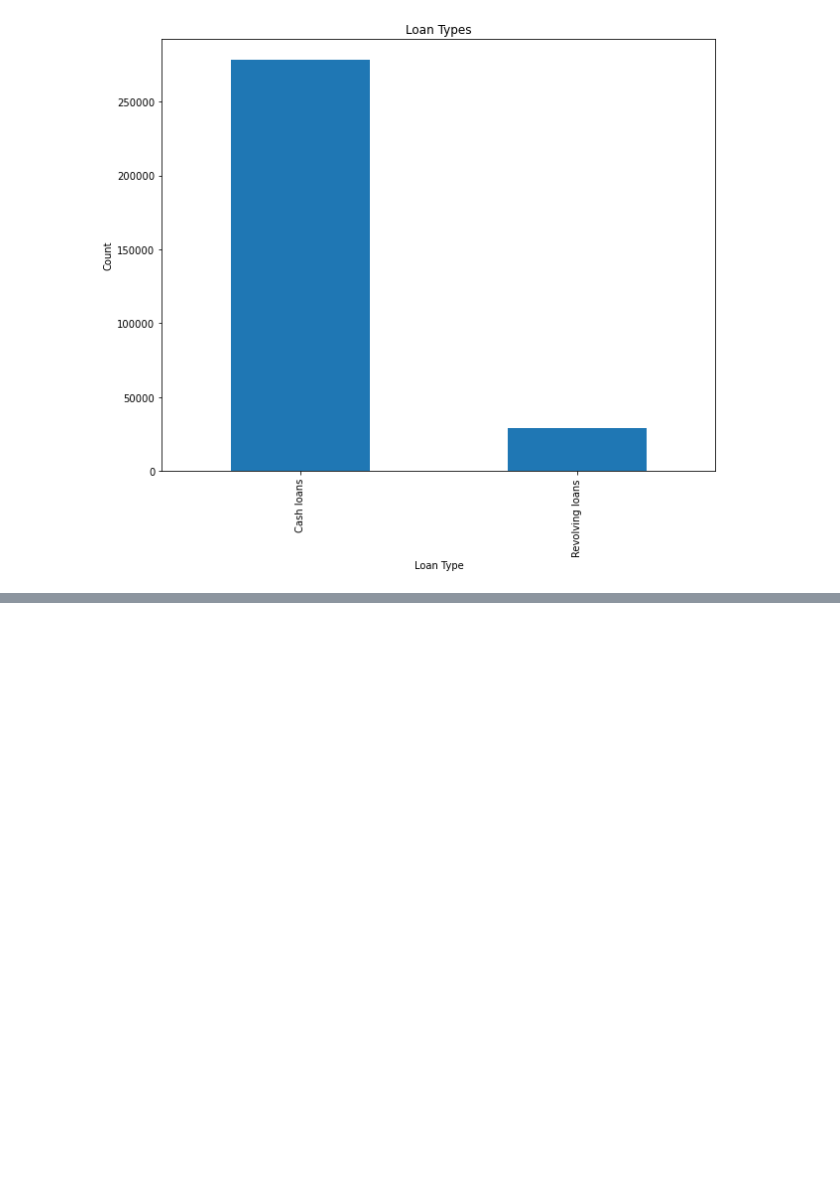
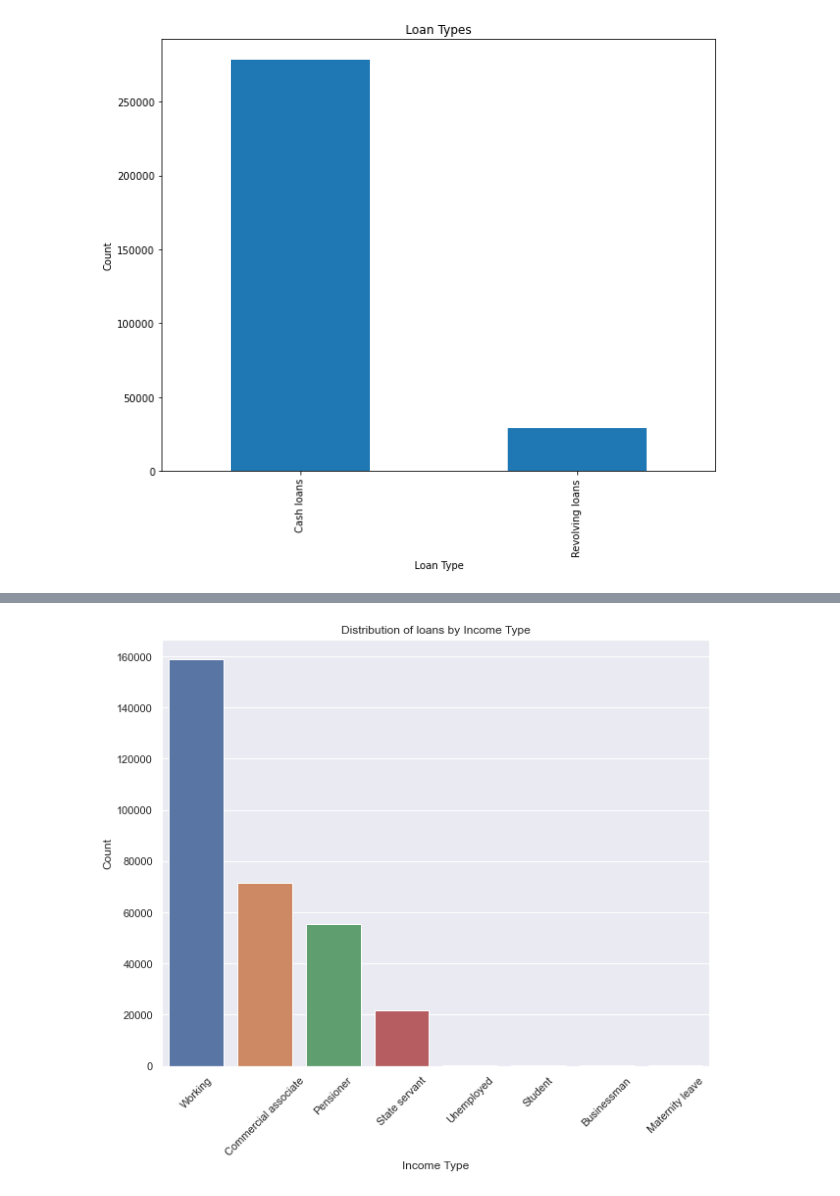
Before and after one commit to emenain/Capstone1, a Jupyter notebook: Capstone - Cleaning&EDA.ipynb, the cells around one changed output, grey strips where cells are left out. Cells and saved outputs as stored; diff of their text form; code cells hidden in the pictures; blank space fills up the shorter version.

```diff
--- a/Capstone - Cleaning&EDA.ipynb
+++ b/Capstone - Cleaning&EDA.ipynb
@@ -1051,0 +1074,17 @@ Text(0.5, 1.0, 'Loan Types')
+# %%
+def plotCounts(df, x, order, xlabel, ylabel, title):
+    plt.figure(figsize=(10,8))
+    sns.set(style='darkgrid')
+    g = sns.countplot(x=x,
+                      data=df,
+                     order=df[x].value_counts().index)
+    plt.setp(g.get_xticklabels(), rotation=60)
+    plt.xlabel(xlabel)
+    plt.ylabel(ylabel)
+    plt.title(title)
+    plt.show()
+# %%
+#plot distribution of loans by income type
+plotCounts(df, 'NAME_INCOME_TYPE', 'NAME_INCOME_TYPE' , 'Income Type', 'Count','Distribution of loans by Income Type')
+# %% [output]
+[figure, added]
```
Also changed, not shown: parts of 13 cells of this notebook.
